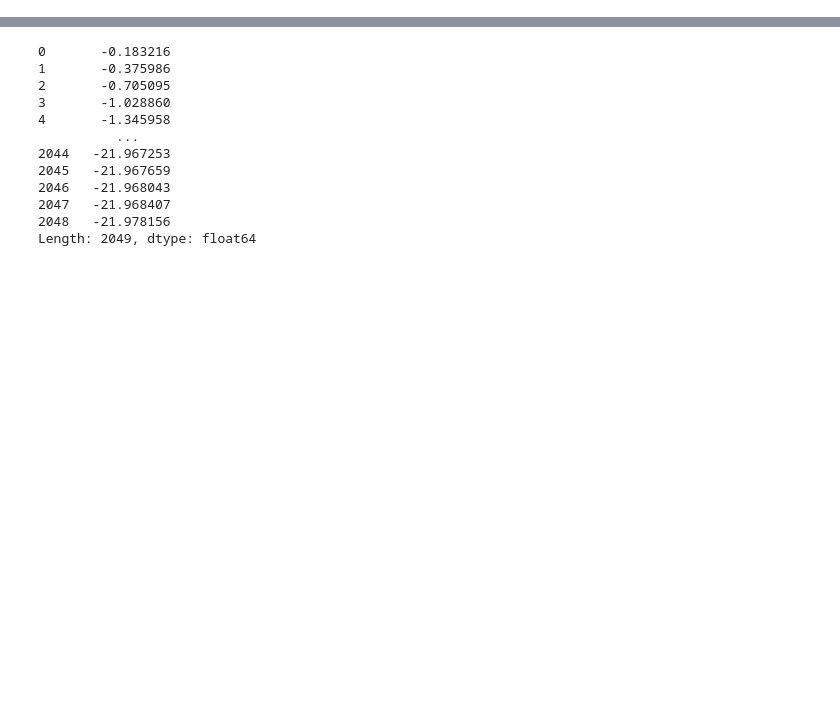
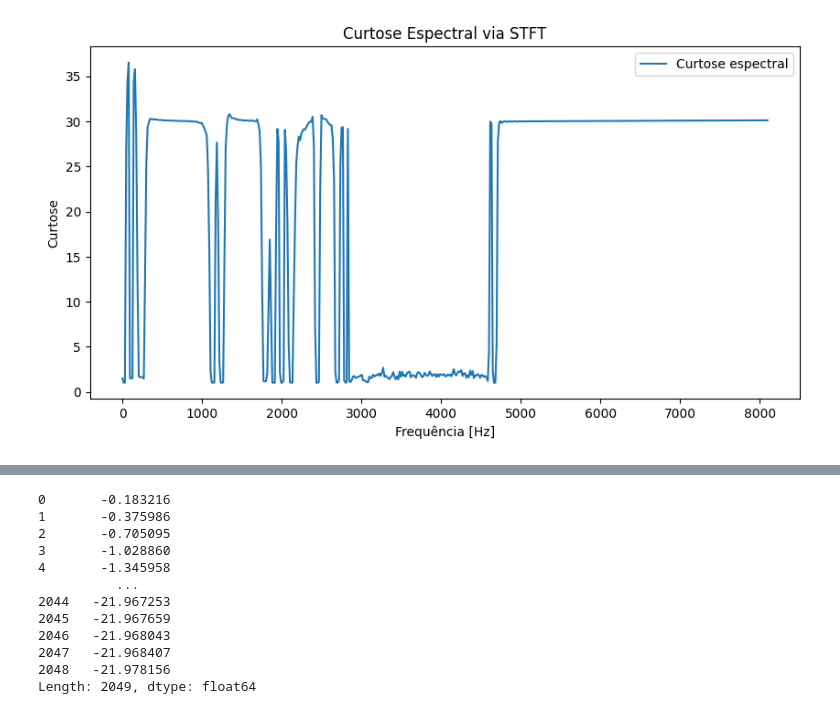
Before and after one commit to pyKuga/TRACTIAN, a Jupyter notebook: part2.ipynb, the cells around one changed output, grey strips where cells are left out. Drawn from its saved outputs; the diff is of its cells as text; code cells hidden in the pictures; blank space fills up the shorter version.

```diff
--- a/part2.ipynb
+++ b/part2.ipynb
@@ -55,0 +76,23 @@ smoothedW.plot(ax=axs[1])
+# %%
+P = np.abs(Zxx)**2  # (freq x tempo)
+
+# Média no tempo
+m2 = np.mean(P, axis=1)      # segundo momento
+m4 = np.mean(P**2, axis=1)   # quarto momento
+
+# Curtose espectral
+K = m4 / (m2**2)
+
+# =========================
+# 3. Plotar resultado
+# =========================
+plt.figure(figsize=(10,5))
+plt.plot(f, K, label="Curtose espectral")
+plt.xlabel("Frequência [Hz]")
+plt.ylabel("Curtose")
+plt.title("Curtose Espectral via STFT")
+#plt.grid(True)
+plt.legend()
+plt.show()
+# %% [output]
+[figure, added]
```
Also changed, not shown: parts of 7 cells of this notebook, 2 other files.
